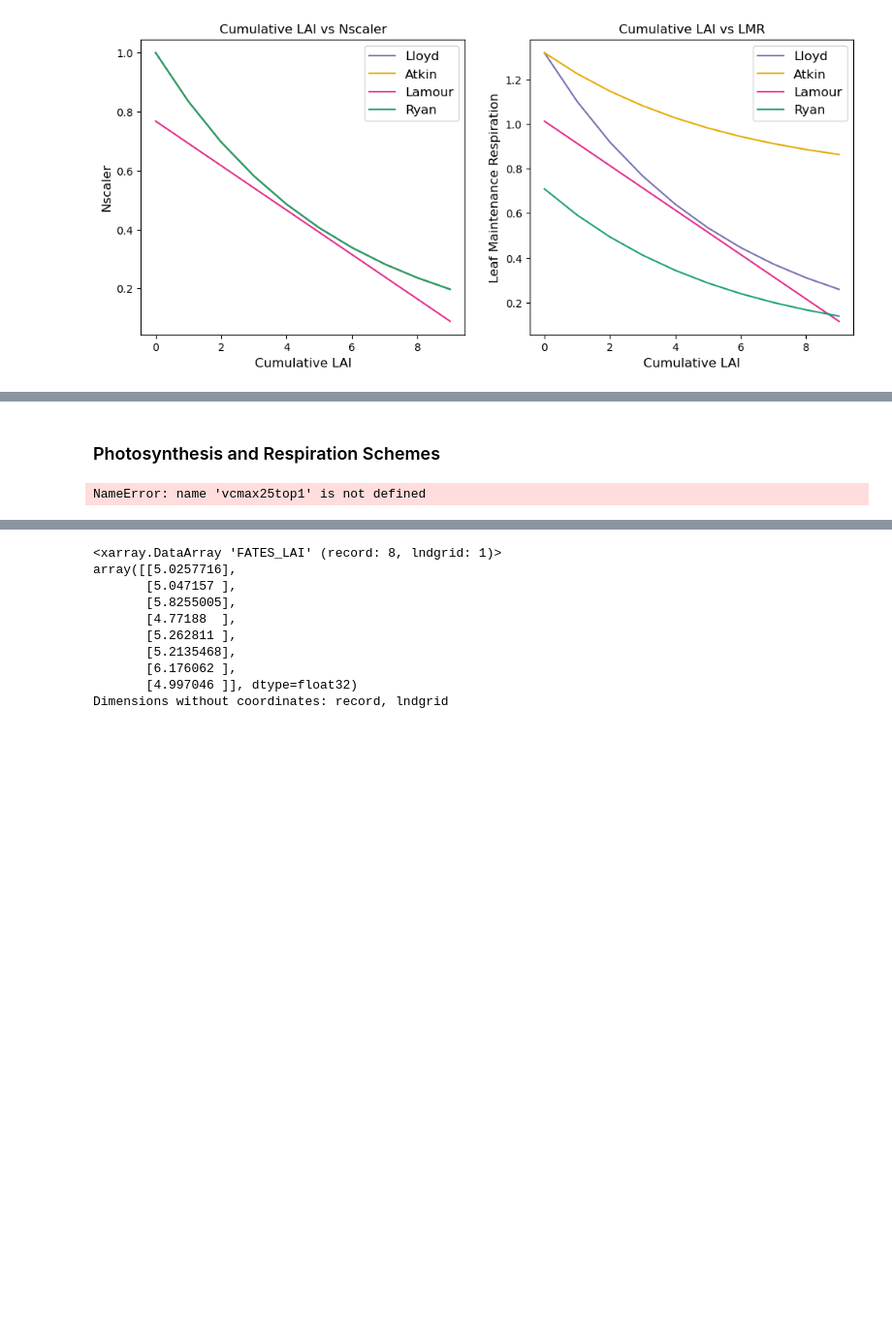
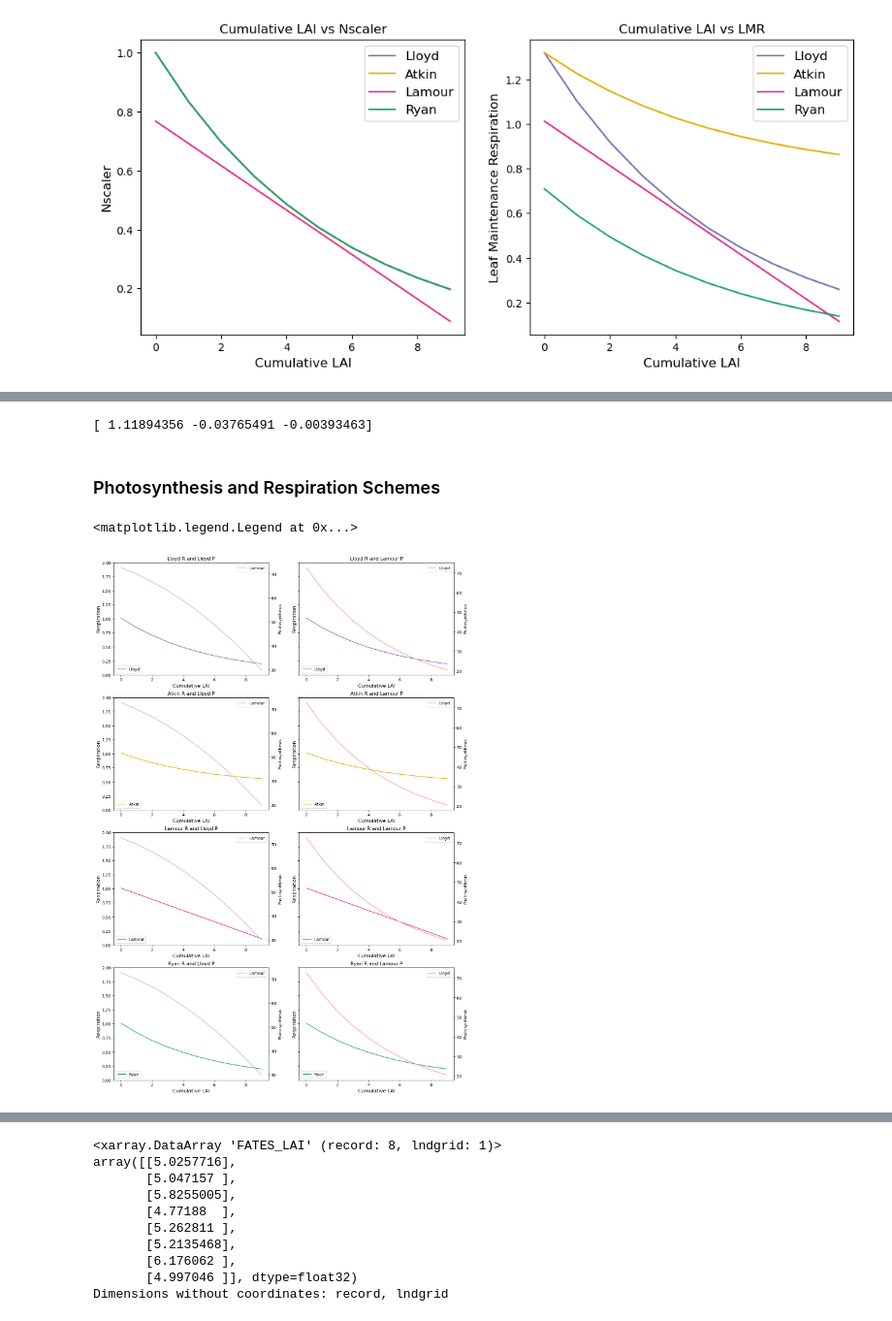
Before and after one commit to dey3434/suli_internship, a Jupyter notebook: SULI Project - Benchmarking and Testing.ipynb, the cells around one changed output, grey strips where cells are left out. Shown at 97% size. Cells and saved outputs as stored; diff of their text form; code cells hidden in the pictures; blank space fills up the shorter version.

Commit message:
added a vcmax25top variable that is not pft dependent

```diff
--- a/SULI Project - Benchmarking and Testing.ipynb
+++ b/SULI Project - Benchmarking and Testing.ipynb
@@ -383,9 +365,30 @@ print(optimizedParameters)
+# %%
+def func(x, a, b, c):
+
+    vcmax25top = 74.6
+    veg_tempk = 298.15
+    tfrz = 273.15
+
+    nscaler = a + (b * x) + (c * x**2)
+
+    vcmax25 = vcmax25top * nscaler
+    vcmax = vcmax25 * 2.**((veg_tempk - (tfrz + 25.)) / 10.)
+    vcmax = vcmax / (1. + np.exp( 0.2 * ((tfrz + 15.) - veg_tempk ) ))
+    vcmax = vcmax / (1. + np.exp( 0.3 * (veg_tempk - (tfrz + 40.)) ))
+
+    return ( vcmax )
+
+optimizedParameters, pcov = opt.curve_fit(func, lamour['LAI'], lamour['Vcmax25'])
+print(optimizedParameters)
+# %% [output]
+[ 1.11894356 -0.03765491 -0.00393463]
 # %% [markdown]
 ### Photosynthesis and Respiration Schemes
 # %%
 #photosynthesis schemes
 
 #fates photosynthesis model
+vcmax25top = 74.6
 t_growth_celsius = 25
 t_home_celsius = 25
 tfrz = 273.15
@@ -395,7 +398,7 @@ vcmaxha = (42.6 + (1.14*t_growth_celsius))*1e3
 vcmaxhd = 200*1e3
 vcmaxse = (645.13 - (0.38*t_growth_celsius))
 
-vcmax25 = vcmax25top1 * nscaler_lloyd
+vcmax25 = vcmax25top * nscaler_lloyd_ld
 vcmax = vcmax25 * 2**((veg_tempk-(tfrz+25))/10)
 vcmax = vcmax / (1 + pow(math.e, (0.2*((tfrz+15)-veg_tempk))))
 vcmax = vcmax / (1 + pow(math.e, (0.3*(veg_tempk-(tfrz+40)))))
@@ -403,7 +406,7 @@ vcmax_lloyd = vcmax
 
 #julien's photosynthesis model
 nscaler_lamour = 1.11894356 + (-0.0376549 * cumulative_lai) + (-0.00393463 * cumulative_lai**2)
-vcmax25_lamour = vcmax25top1 * nscaler_lamour
+vcmax25_lamour = vcmax25top * nscaler_lamour
 vcmax_lamour = vcmax25_lamour * 2.**((veg_tempk - (tfrz + 25.)) / 10.)
 vcmax_lamour = vcmax_lamour / (1. + np.exp( 0.2 * ((tfrz + 15.) - veg_tempk ) ))
 vcmax_lamour = vcmax_lamour / (1. + np.exp( 0.3 * (veg_tempk - (tfrz + 40.)) ))
@@ -415,14 +418,14 @@ vcmax_lloyd = vcmax_lloyd + offset
 fig1, ((f1ax0, f1ax1), (f1ax2, f1ax3), (f1ax4, f1ax5), (f1ax6, f1ax7)) = plt.subplots(nrows=4, ncols=2, figsize=(15, 23), sharey=True)
 
 #respiration curves
-f1ax0.plot(cumulative_lai, lmr_lloyd, color=colormap2[3], label='Lloyd')
-f1ax1.plot(cumulative_lai, lmr_lloyd, color=colormap2[3], label='Lloyd')
-f1ax2.plot(cumulative_lai, lmr_atkin, color=colormap2[7], label='Atkin')
-f1ax3.plot(cumulative_lai, lmr_atkin, color=colormap2[7], label='Atkin')
+f1ax0.plot(cumulative_lai, lmr_lloyd_ld, color=colormap2[3], label='Lloyd')
+f1ax1.plot(cumulative_lai, lmr_lloyd_ld, color=colormap2[3], label='Lloyd')
+f1ax2.plot(cumulative_lai, lmr_atkin_ld, color=colormap2[7], label='Atkin')
+f1ax3.plot(cumulative_lai, lmr_atkin_ld, color=colormap2[7], label='Atkin')
 f1ax4.plot(cumulative_lai, lmr_lamour, color=colormap2[4], label='Lamour')
 f1ax5.plot(cumulative_lai, lmr_lamour, color=colormap2[4], label='Lamour')
-f1ax6.plot(cumulative_lai, lmr_ryan, color=colormap2[0], label='Ryan')
-f1ax7.plot(cumulative_lai, lmr_ryan, color=colormap2[0], label='Ryan')
+f1ax6.plot(cumulative_lai, lmr_ryan_ld, color=colormap2[0], label='Ryan')
+f1ax7.plot(cumulative_lai, lmr_ryan_ld, color=colormap2[0], label='Ryan')
 
 #photosynthesis curves
 f1ax0a = f1ax0.twinx()
@@ -479,31 +482,32 @@ f1ax4.set_ylabel(r'Respiration', fontsize=12)
 f1ax4.set_ylim(0, 2)
 f1ax4a.set_ylabel(r'Photosynthesis')
 f1ax4.set_xlabel(r'Cumulative LAI', fontsize=12)
 f1ax4a.legend(loc="upper right")
 f1ax4.legend(loc='lower left')
 
 f1ax5.set_title(r'Lamour R and Lamour P', fontsize=12)
 f1ax5.set_ylabel(r'Respiration', fontsize=12)
 f1ax5.set_ylim(0, 2)
 f1ax5a.set_ylabel(r'Photosynthesis')
 f1ax5.set_xlabel(r'Cumulative LAI', fontsize=12)
 f1ax5a.legend(loc="upper right")
 f1ax5.legend(loc='lower left')
 
 f1ax6.set_title(r'Ryan R and Lloyd P', fontsize=12)
 f1ax6.set_ylabel(r'Respiration', fontsize=12)
 f1ax6.set_ylim(0, 2)
 f1ax6a.set_ylabel(r'Photosynthesis')
 f1ax6.set_xlabel(r'Cumulative LAI', fontsize=12)
 f1ax6a.legend(loc="upper right")
 f1ax6.legend(loc='lower left')
 
 f1ax7.set_title(r'Ryan R and Lamour P', fontsize=12)
 f1ax7.set_ylabel(r'Respiration', fontsize=12)
 f1ax7.set_ylim(0, 2)
 f1ax7a.set_ylabel(r'Photosynthesis')
 f1ax7.set_xlabel(r'Cumulative LAI', fontsize=12)
 f1ax7a.legend(loc="upper right")
 f1ax7.legend(loc='lower left')
 # %% [output]
-NameError: name 'vcmax25top1' is not defined
+<matplotlib.legend.Legend at 0x...>
+[figure, added]
```
Also changed, not shown: parts of 18 cells of this notebook.
